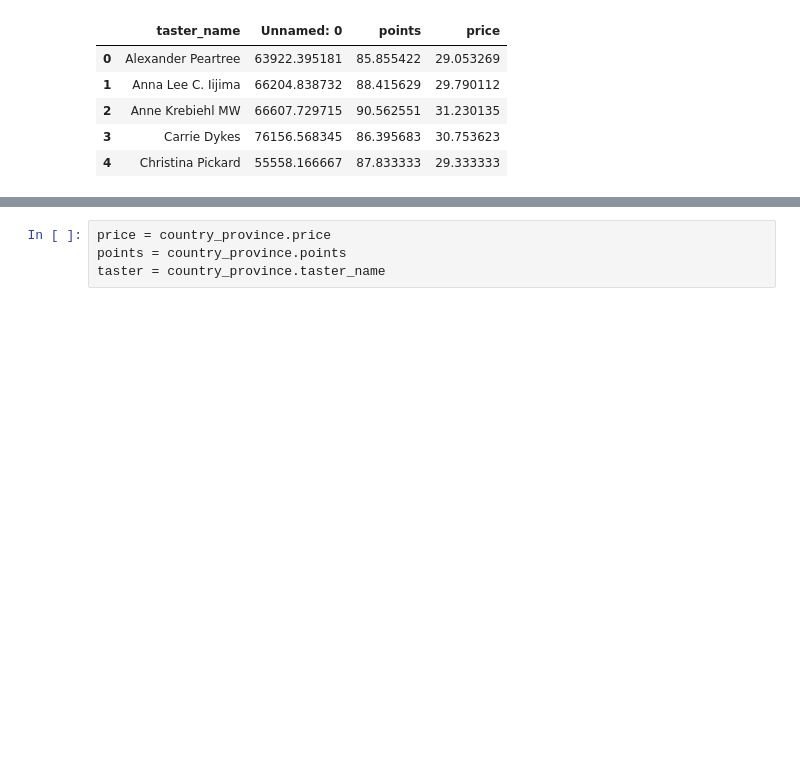
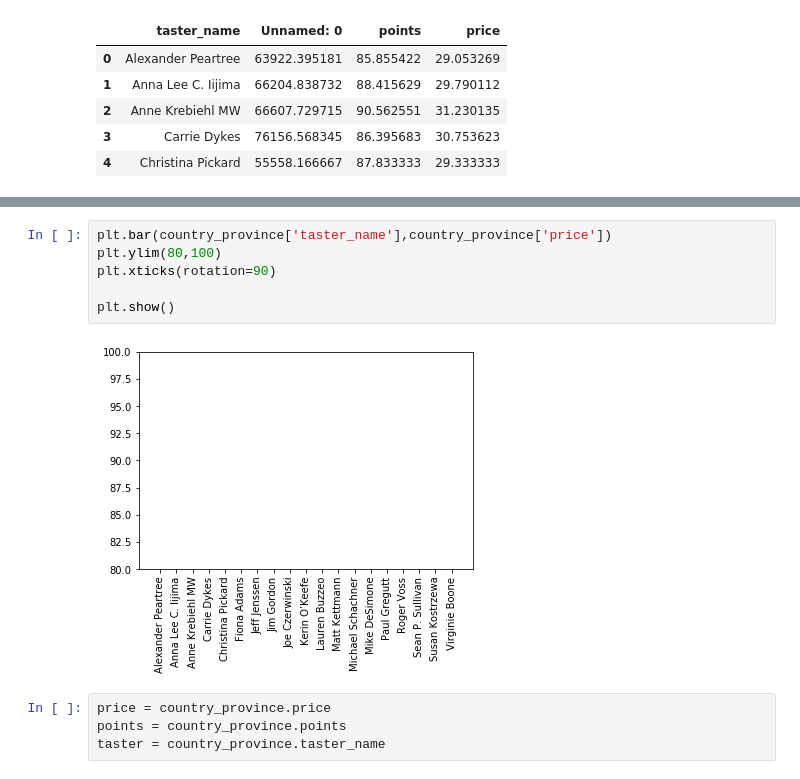
Before and after one commit to renatonico/Pygeons, a Jupyter notebook: notebooks/angel.ipynb, the cells around one changed output, grey strips where cells are left out. Cells and saved outputs as stored; diff of their text form; blank space fills up the shorter version.

```diff
--- a/notebooks/angel.ipynb
+++ b/notebooks/angel.ipynb
@@ -88,3 +96,11 @@ country_province.head()
+# %%
+plt.bar(country_province['taster_name'],country_province['price'])
+plt.ylim(80,100)
+plt.xticks(rotation=90)
+
+plt.show()
+# %% [output]
+[figure, added]
 # %%
 price = country_province.price
 points = country_province.points
```
Also changed, not shown: parts of 8 cells of this notebook.
